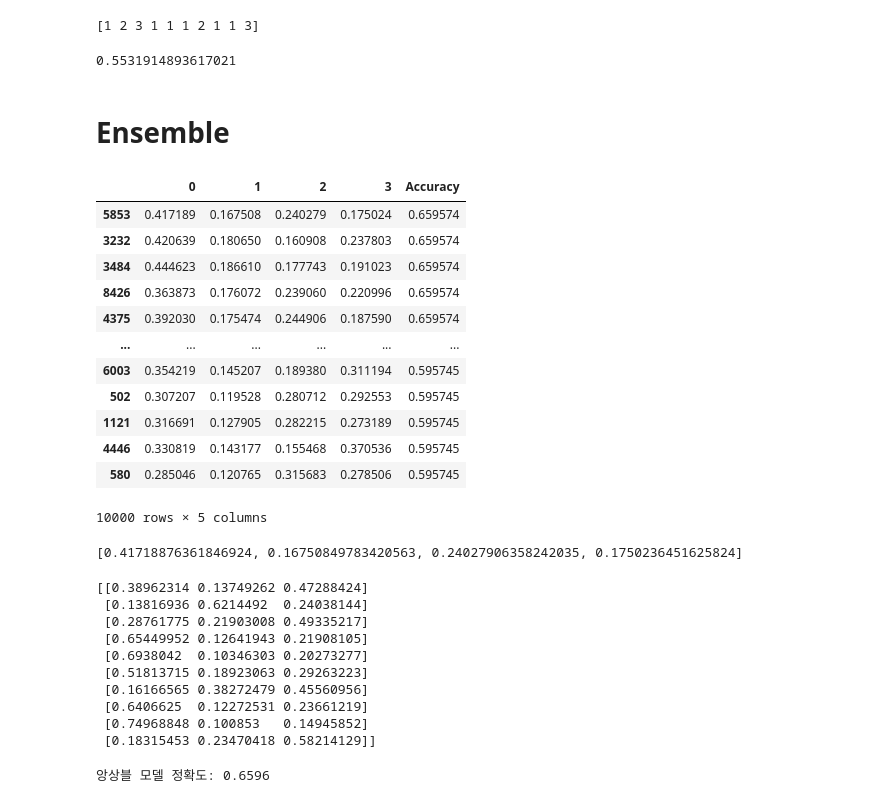
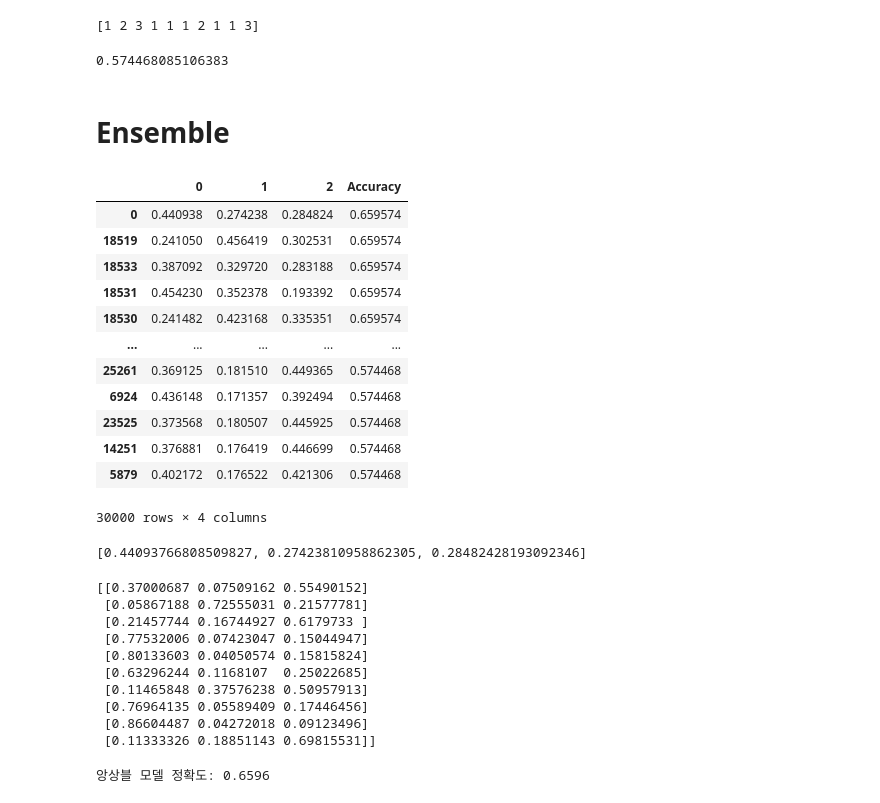
Before and after one commit to kimsunghun00/hanbang, a Jupyter notebook: Untitled2.ipynb, the cells around one changed output. Drawn from its saved outputs; the diff is of its cells as text; code cells hidden in the pictures.

```diff
--- a/Untitled2.ipynb
+++ b/Untitled2.ipynb
@@ -84,7 +84,8 @@ Name: FINALDIAGNOSIS, dtype: int64
 # %%
 num_var_list = ['AGE', 'URINE2', 'COLDHEAT_S', 'HEIGHT', 'WEIGHT', 'BMI',
                 'BODYMEAS_8HAND1', 'BODYMEAS_8HAND2', 'BODYMEAS_8HAND3', 'BODYMEAS_8HAND4', 'BODYMEAS_8HAND5', 'BODYMEAS_8HAND6', 'BODYMEAS_8HAND7', 'BODYMEAS_8HAND8',
-                'SYSTOLICBP', 'DIASTOLICBP', 'GLUCOSE', 'T_CHOL', 'TG', 'HDL_CHOL', 'LDL_CHOL']
+                'SYSTOLICBP', 'DIASTOLICBP', 'GLUCOSE', 'T_CHOL', 'TG', 'HDL_CHOL', 'LDL_CHOL',
+                'SLEEP3_1']
 X_num = X_data.reindex(columns = num_var_list)
 X_num
 # %% [output]
@@ -394,7 +395,7 @@ print(lgb_pred[:10])
 # %%
 accuracy_score(y_test, lgb_pred)
 # %% [output]
-0.5531914893617021
+0.574468085106383
 # %% [markdown]
 # Ensemble
 # %%
@@ -440,46 +441,46 @@ class EnsembleClassifier:
 
         return result.sort_values('Accuracy', ascending=False)
 # %%
-models = {'RandomForest' : rf, 'GBM' : gbm,  'Ada' : ada, 'LightGBM' : lgb_clf}
+models = {'RandomForest' : rf, 'GBM' : gbm, 'LightGBM' : lgb_clf}
 
 ensemble = EnsembleClassifier(models, voting='soft', weights=None)
-result = ensemble.random_search(X_test, y_test, 10000)
+result = ensemble.random_search(X_test, y_test, 30000)
 result
 # %% [output]
-|  | 0 | 1 | 2 | 3 | Accuracy |
-| 5853 | 0.417189 | 0.167508 | 0.240279 | 0.175024 | 0.659574 |
-| 3232 | 0.420639 | 0.180650 | 0.160908 | 0.237803 | 0.659574 |
-| 3484 | 0.444623 | 0.186610 | 0.177743 | 0.191023 | 0.659574 |
-| 8426 | 0.363873 | 0.176072 | 0.239060 | 0.220996 | 0.659574 |
-| 4375 | 0.392030 | 0.175474 | 0.244906 | 0.187590 | 0.659574 |
-| ... | ... | ... | ... | ... | ... |
-| 6003 | 0.354219 | 0.145207 | 0.189380 | 0.311194 | 0.595745 |
-| 502 | 0.307207 | 0.119528 | 0.280712 | 0.292553 | 0.595745 |
-| 1121 | 0.316691 | 0.127905 | 0.282215 | 0.273189 | 0.595745 |
-| 4446 | 0.330819 | 0.143177 | 0.155468 | 0.370536 | 0.595745 |
-| 580 | 0.285046 | 0.120765 | 0.315683 | 0.278506 | 0.595745 |
+|  | 0 | 1 | 2 | Accuracy |
+| 0 | 0.440938 | 0.274238 | 0.284824 | 0.659574 |
+| 18519 | 0.241050 | 0.456419 | 0.302531 | 0.659574 |
+| 18533 | 0.387092 | 0.329720 | 0.283188 | 0.659574 |
+| 18531 | 0.454230 | 0.352378 | 0.193392 | 0.659574 |
+| 18530 | 0.241482 | 0.423168 | 0.335351 | 0.659574 |
+| ... | ... | ... | ... | ... |
+| 25261 | 0.369125 | 0.181510 | 0.449365 | 0.574468 |
+| 6924 | 0.436148 | 0.171357 | 0.392494 | 0.574468 |
+| 23525 | 0.373568 | 0.180507 | 0.445925 | 0.574468 |
+| 14251 | 0.376881 | 0.176419 | 0.446699 | 0.574468 |
+| 5879 | 0.402172 | 0.176522 | 0.421306 | 0.574468 |
-10000 rows × 5 columns
+30000 rows × 4 columns
 # %%
 optimal_weight = result.iloc[0,:-1].tolist()
 print(optimal_weight)
 # %% [output]
-[0.41718876361846924, 0.16750849783420563, 0.24027906358242035, 0.1750236451625824]
+[0.44093766808509827, 0.27423810958862305, 0.28482428193092346]
 # %%
 ensemble = EnsembleClassifier(models, weights=optimal_weight)
 
 preds = ensemble.predict(X_test)
 print(preds[:10])
 # %% [output]
-[[0.38962314 0.13749262 0.47288424]
- [0.13816936 0.6214492  0.24038144]
- [0.28761775 0.21903008 0.49335217]
- [0.65449952 0.12641943 0.21908105]
- [0.6938042  0.10346303 0.20273277]
- [0.51813715 0.18923063 0.29263223]
- [0.16166565 0.38272479 0.45560956]
- [0.6406625  0.12272531 0.23661219]
- [0.74968848 0.100853   0.14945852]
- [0.18315453 0.23470418 0.58214129]]
+[[0.37000687 0.07509162 0.55490152]
+ [0.05867188 0.72555031 0.21577781]
+ [0.21457744 0.16744927 0.6179733 ]
+ [0.77532006 0.07423047 0.15044947]
+ [0.80133603 0.04050574 0.15815824]
+ [0.63296244 0.1168107  0.25022685]
+ [0.11465848 0.37576238 0.50957913]
+ [0.76964135 0.05589409 0.17446456]
+ [0.86604487 0.04272018 0.09123496]
+ [0.11333326 0.18851143 0.69815531]]
 # %%
 accuracy = accuracy_score(y_test, preds.argmax(axis=1)+1)
 print('앙상블 모델 정확도: {:.4f}'.format(accuracy))
```
Also changed, not shown: parts of 22 cells of this notebook.
